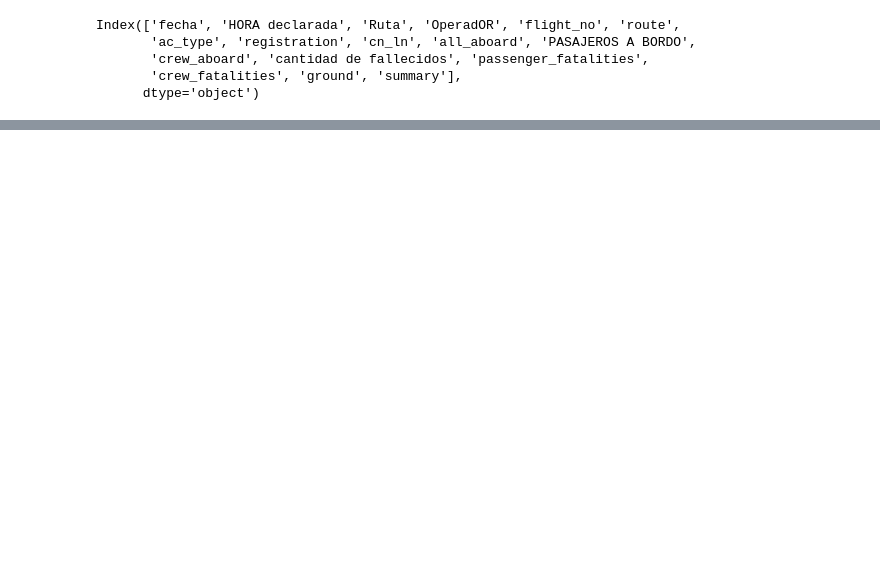
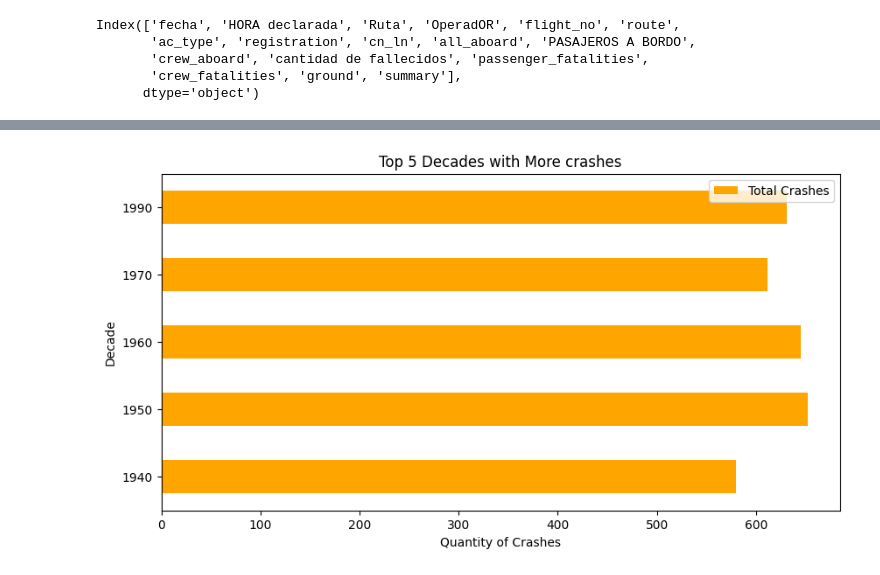
Before and after one commit to MTPliauzer/PI-2-DataAnalyst, a Jupyter notebook: Borrador.ipynb, the cells around one changed output, grey strips where cells are left out. Saved outputs shown, nothing was run; the diff lists cells and outputs as text; code cells hidden in the pictures; blank space fills up the shorter version.

```diff
--- a/Borrador.ipynb
+++ b/Borrador.ipynb
@@ -65,0 +320,5 @@ Name: count, Length: 5007, dtype: int64
+# %%
+dfdecade=pd.DataFrame(df.groupby(df['decade']).size()).reset_index().sort_values(by=0)[::-1].head(5)
+dfdecade.index = range(1, len(dfdecade)+1)
+dfdecade=dfdecade.rename(columns={0:'Total Crashes'})
+dfdecade
@@ -65,0 +332,4 @@ Name: count, Length: 5007, dtype: int64
+# %%
+dfdecade.sort_values(by='decade').plot(kind='barh', stacked=True ,ylabel='Decade',xlabel='Quantity of Crashes', title= 'Top 5 Decades with More crashes', color='orange',figsize=[10, 5],y='Total Crashes',x='decade');
+# %% [output]
+[figure, added]
```
Also changed, not shown: parts of 116 cells of this notebook, 4 other files.
